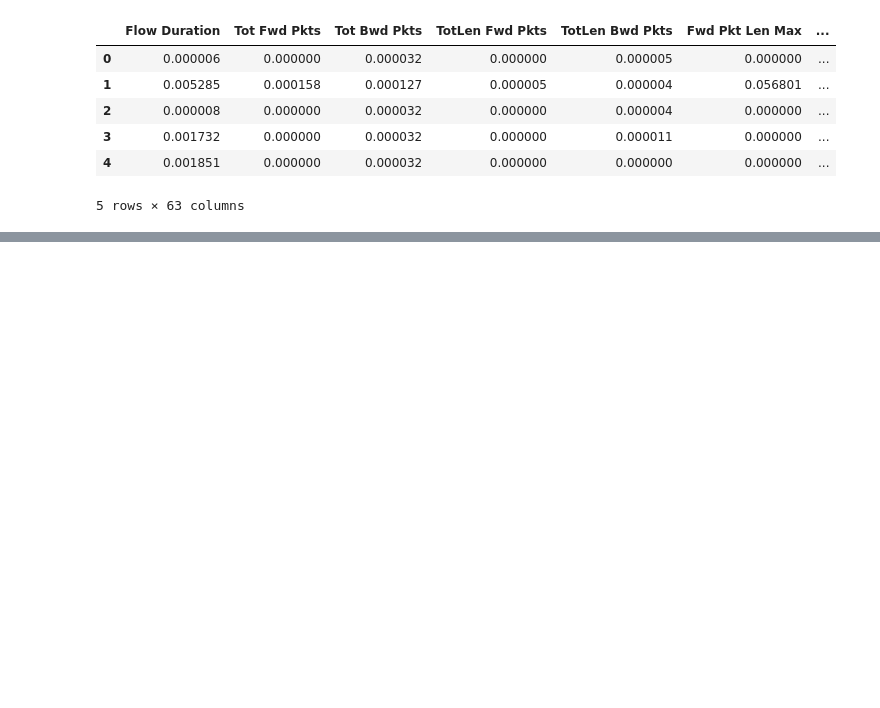
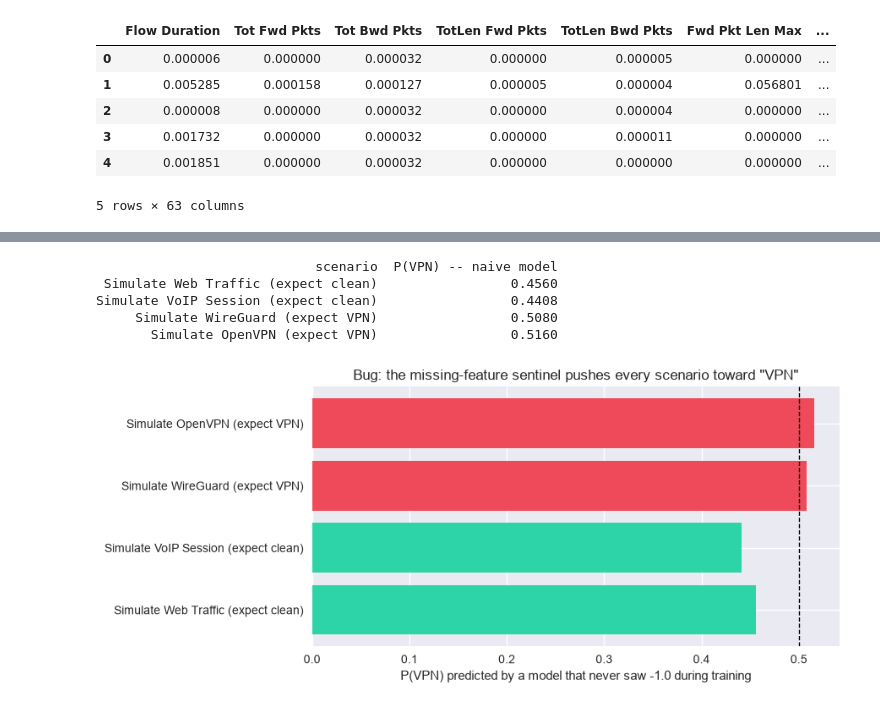
Before and after one commit to kevivek-cyber/vpn-sentinel, a Jupyter notebook: VPN_Sentinel_Main.ipynb, the cells around one changed output, grey strips where cells are left out. Saved outputs shown, nothing was run; the diff lists cells and outputs as text; code cells hidden in the pictures; blank space fills up the shorter version.

```diff
--- a/VPN_Sentinel_Main.ipynb
+++ b/VPN_Sentinel_Main.ipynb
@@ -416,0 +477,39 @@ Final_dataframe.head()
+# %%
+EXTRA_PKT_STAT_COLS = ['fwd_pkt_len_max', 'fwd_pkt_len_min', 'bwd_pkt_len_max', 'bwd_pkt_len_min',
+                       'fwd_pkt_len_std', 'bwd_pkt_len_std', 'flow_iat_max', 'flow_iat_min']
+
+naive_model = RandomForestClassifier(n_estimators=250, random_state=42, n_jobs=-1)
+naive_model.fit(real_train[flow_features], real_train['is_vpn'])
+
+demo_payloads = pd.DataFrame([
+    {'scenario': 'Simulate Web Traffic (expect clean)', 'duration': 2.5, 'fwd_pkt_len_mean': 300, 'bwd_pkt_len_mean': 800, 'flow_iat_mean': 0.5, 'flow_iat_std': 0.2, 'packets_per_sec': 40},
+    {'scenario': 'Simulate VoIP Session (expect clean)', 'duration': 40, 'fwd_pkt_len_mean': 120, 'bwd_pkt_len_mean': 120, 'flow_iat_mean': 0.02, 'flow_iat_std': 0.005, 'packets_per_sec': 100},
+    {'scenario': 'Simulate WireGuard (expect VPN)', 'duration': 15, 'fwd_pkt_len_mean': 850, 'bwd_pkt_len_mean': 950, 'flow_iat_mean': 0.08, 'flow_iat_std': 0.04, 'packets_per_sec': 400},
+    {'scenario': 'Simulate OpenVPN (expect VPN)', 'duration': 20, 'fwd_pkt_len_mean': 600, 'bwd_pkt_len_mean': 700, 'flow_iat_mean': 0.15, 'flow_iat_std': 0.1, 'packets_per_sec': 200},
+])
+demo_payloads['jitter_ratio'] = demo_payloads['flow_iat_std'] / demo_payloads['flow_iat_mean']
+demo_payloads['bytes_per_sec'] = demo_payloads['packets_per_sec'] * (demo_payloads['fwd_pkt_len_mean'] + demo_payloads['bwd_pkt_len_mean'])
+for c in EXTRA_PKT_STAT_COLS:
+    demo_payloads[c] = -1.0
+
+results = pd.DataFrame({
+    'scenario': demo_payloads['scenario'],
+    'P(VPN) -- naive model': naive_model.predict_proba(demo_payloads[flow_features])[:, 1]
+})
+print(results.to_string(index=False))
+
+plt.figure(figsize=(9, 4))
+colors = ['#2dd4a7' if p < 0.5 else '#ef4a5a' for p in results['P(VPN) -- naive model']]
+plt.barh(results['scenario'], results['P(VPN) -- naive model'], color=colors)
+plt.axvline(0.5, color='black', linestyle='--', linewidth=1)
+plt.xlabel('P(VPN) predicted by a model that never saw -1.0 during training')
+plt.title('Bug: the missing-feature sentinel pushes every scenario toward "VPN"')
+plt.tight_layout()
+plt.show()
+# %% [output]
+                            scenario  P(VPN) -- naive model
+ Simulate Web Traffic (expect clean)                 0.4560
+Simulate VoIP Session (expect clean)                 0.4408
+     Simulate WireGuard (expect VPN)                 0.5080
+       Simulate OpenVPN (expect VPN)                 0.5160
+[figure, added]
```
Also changed, not shown: parts of 25 cells of this notebook, 18 other files.
